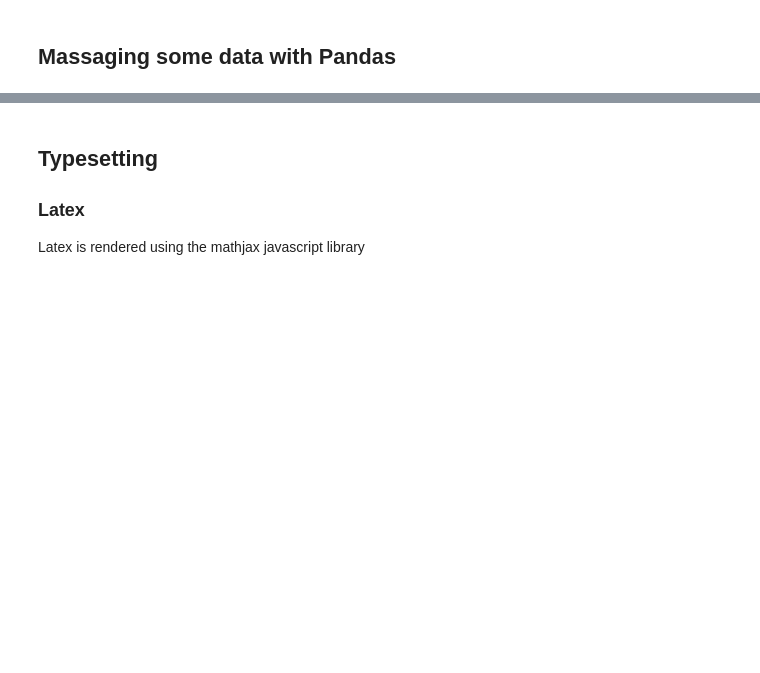
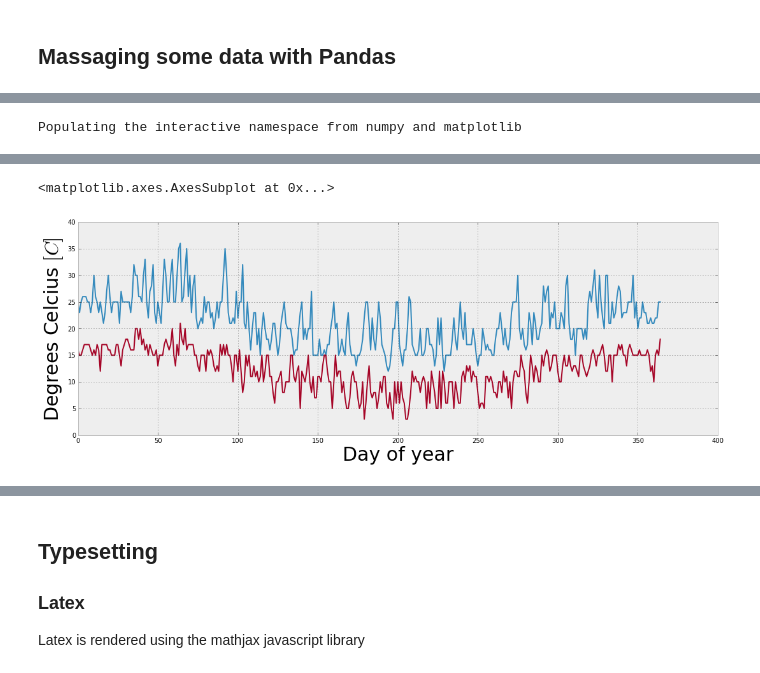
Before and after one commit to Tooblippe/IPython-Jupyter-Talk-to-Pyconza-2013, a Jupyter notebook: src/pycon13_ipython.ipynb, the cells around one changed output, grey strips where cells are left out. Drawn from its saved outputs; the diff is of its cells as text; code cells hidden in the pictures; blank space fills up the shorter version.

Commit message:
added some pandas stuff

```diff
--- a/src/pycon13_ipython.ipynb
+++ b/src/pycon13_ipython.ipynb
@@ -377,3 +412,8 @@ ax.text(0.65, 0.1, r"$y=x^3$", fontsize=60, color="green");
 ## Symbolic math
 # %% [markdown]
 ## Massaging some data with Pandas
+# %%
+from pandas import DataFrame, read_csv
+
+Cape_Weather = DataFrame( read_csv('data/CapeTown_2009_Temperatures.csv' ))
+Cape_Weather.head()
@@ -379,0 +427,9 @@ ax.text(0.65, 0.1, r"$y=x^3$", fontsize=60, color="green");
+# %%
+%pylab inline
+figsize(18, 6)
+xlabel('Day of year',fontsize = 30)
+ylabel(r'Degrees Celcius $[C]$ ',fontsize = 30)
+Cape_Weather.high.plot()
+Cape_Weather.low.plot()
+# %% [output]
+Populating the interactive namespace from numpy and matplotlib
@@ -379,0 +438,2 @@ ax.text(0.65, 0.1, r"$y=x^3$", fontsize=60, color="green");
+<matplotlib.axes.AxesSubplot at 0x...>
+[figure, added]
```
Also changed, not shown: parts of 32 cells of this notebook, 5 other files.
